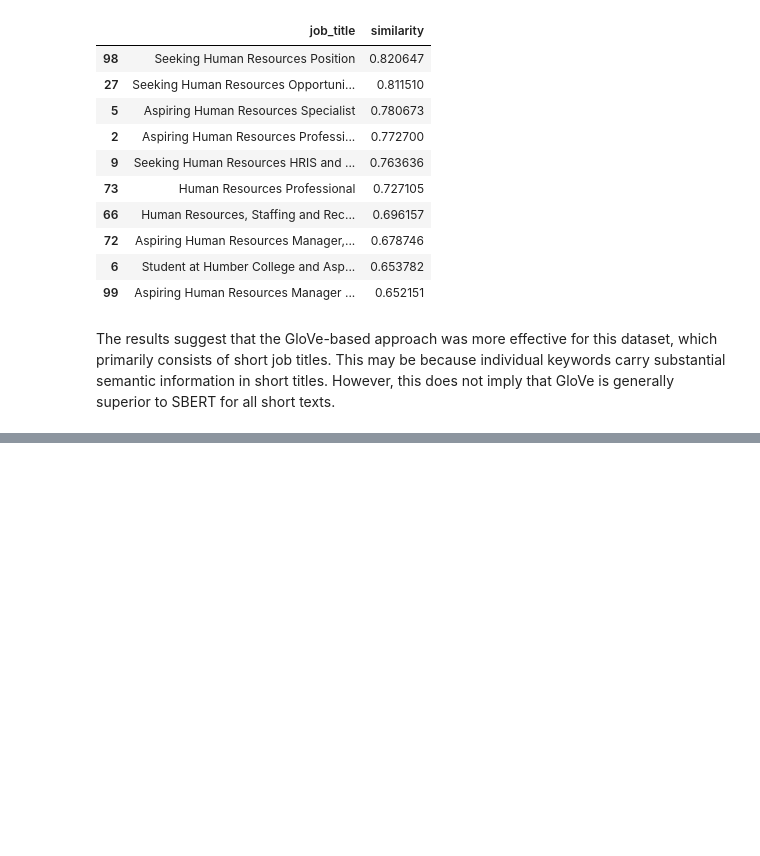
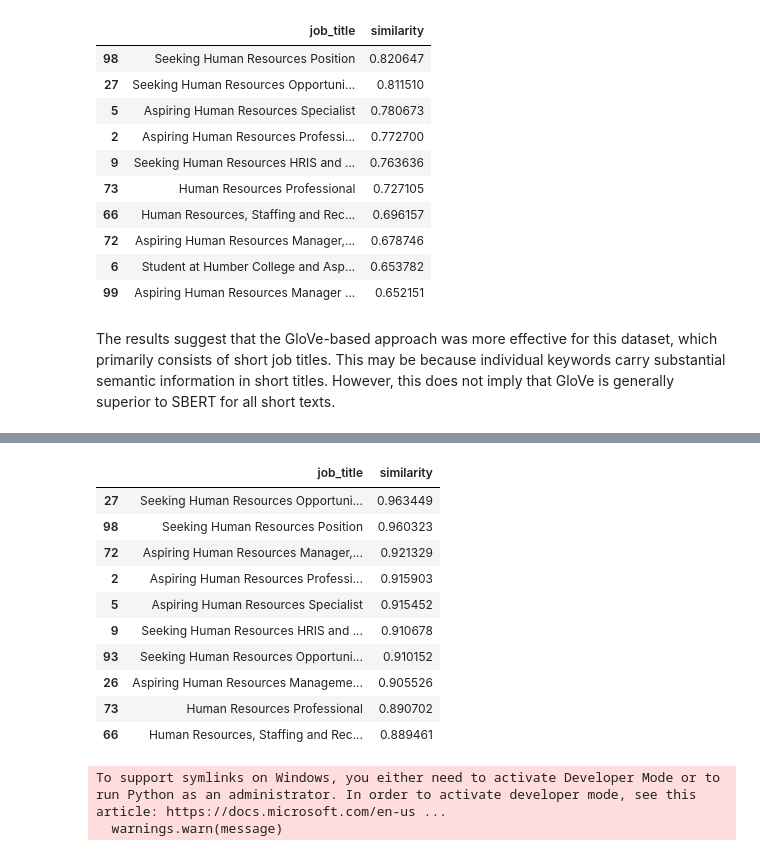
Before and after one commit to safwt-data/QwnYr0x6YtL8f4mY, a Jupyter notebook: notebooks/notebook_1.ipynb, the cells around one changed output, grey strips where cells are left out. Drawn from its saved outputs; the diff is of its cells as text; code cells hidden in the pictures; blank space fills up the shorter version.

```diff
--- a/notebooks/notebook_1.ipynb
+++ b/notebooks/notebook_1.ipynb
@@ -545,0 +620,69 @@ The results suggest that the GloVe-based approach was more effective for this da
+# %%
+score_2 = cosine_similarity(
+    y2_vector.reshape(1, -1),
+    X_e5
+)
+
+df["similarity"] = score_2.flatten()
+
+df[["job_title", "similarity"]].sort_values(
+    by="similarity",
+    ascending=False
+).head(10)
+# %% [output]
+|  | job_title | similarity |
+| 27 | Seeking Human Resources Opportuni... | 0.963449 |
+| 98 | Seeking Human Resources Position | 0.960323 |
+| 72 | Aspiring Human Resources Manager,... | 0.921329 |
+| 2 | Aspiring Human Resources Professi... | 0.915903 |
+| 5 | Aspiring Human Resources Specialist | 0.915452 |
+| 9 | Seeking Human Resources HRIS and ... | 0.910678 |
+| 93 | Seeking Human Resources Opportuni... | 0.910152 |
+| 26 | Aspiring Human Resources Manageme... | 0.905526 |
+| 73 | Human Resources Professional | 0.890702 |
+| 66 | Human Resources, Staffing and Rec... | 0.889461 |
+# %%
+tokenizer = AutoTokenizer.from_pretrained(
+    "BAAI/bge-small-en-v1.5"
+)
+
+bge = AutoModel.from_pretrained(
+    "BAAI/bge-small-en-v1.5"
+)
+
+
+def get_title_vector_bge(text):
+
+    inputs = tokenizer(
+        text,
+        return_tensors="pt",
+        truncation=True,
+        padding=True
+    )
+
+    with torch.no_grad():
+        outputs = bge(**inputs)
+
+    # Token embeddings
+    token_embeddings = outputs.last_hidden_state
+
+    # Attention mask
+    attention_mask = inputs["attention_mask"]
+
+    # Expand mask to same dimensions as embeddings
+    mask = attention_mask.unsqueeze(-1).expand(
+        token_embeddings.size()
+    ).float()
+
+    # Mean pooling
+    vector = (token_embeddings * mask).sum(dim=1) / mask.sum(dim=1)
+
+    return vector.squeeze().numpy()
+
+
+df["bge_for_modeling"] = df["clean_job_title"].apply(
+    get_title_vector_bge
+)
+# %% [output]
+To support symlinks on Windows, you either need to activate Developer Mode or to run Python as an administrator. In order to activate developer mode, see this article: https://docs.microsoft.com/en-us ...
+  warnings.warn(message)
```
Also changed, not shown: parts of 6 cells of this notebook.
